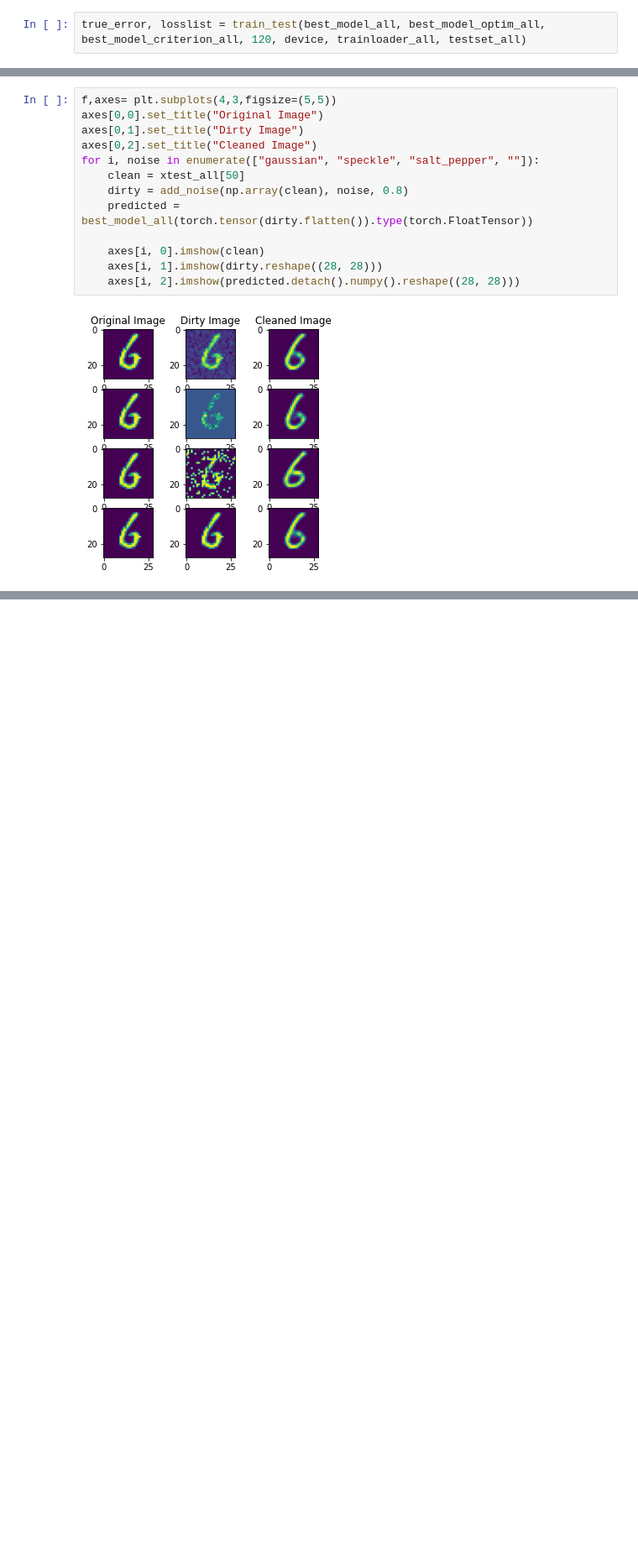
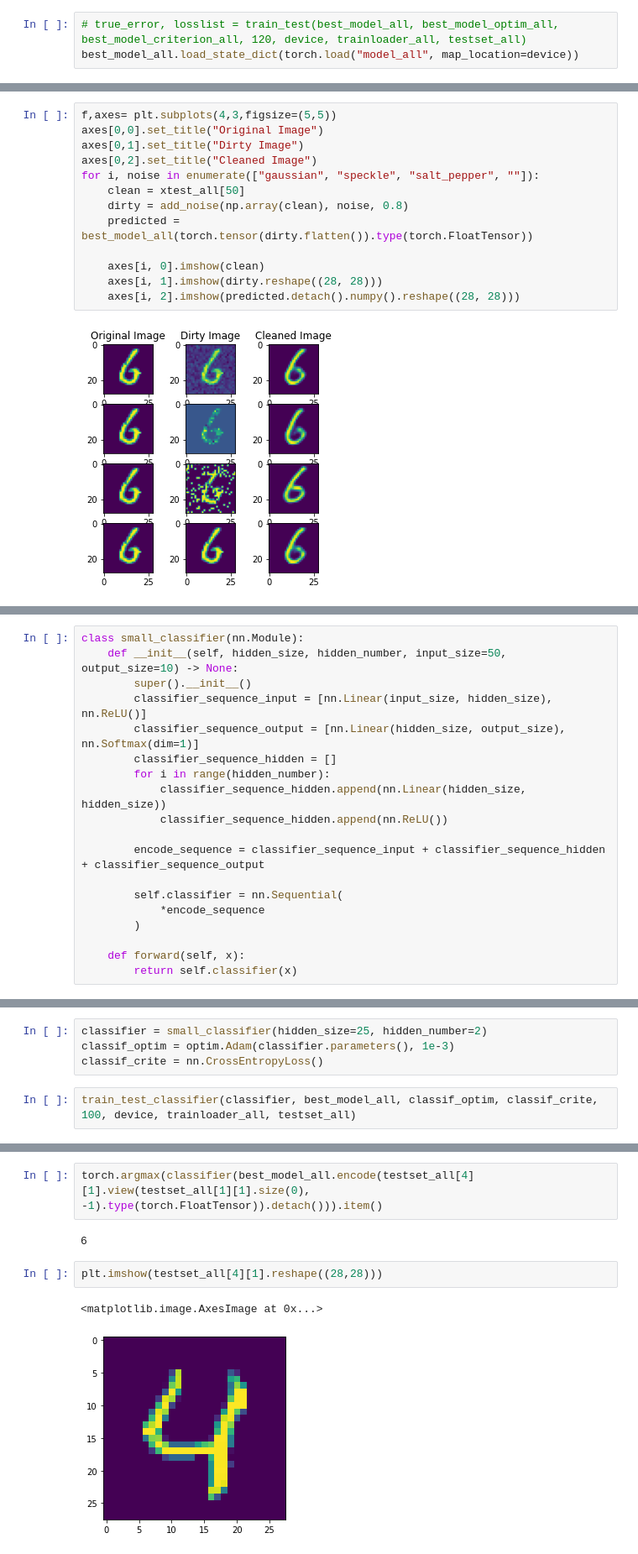
Before and after one commit to franzele21/autoencodeur_tp, a Jupyter notebook: DenoisingAutoencoder.ipynb, the cells around one changed output, grey strips where cells are left out. Shown: that part at 84% size. Drawn from its saved outputs; the diff is of its cells as text; blank space fills up the shorter version.

Commit message:
[FMU] NEW : added the classifier class

```diff
--- a/DenoisingAutoencoder.ipynb
+++ b/DenoisingAutoencoder.ipynb
@@ -702,4 +700,5 @@ best_model_all = denoising_model(**[results[j]["params"] for j in range(48) if r
 best_model_criterion_all = nn.MSELoss()
 best_model_optim_all = optim.Adam(best_model_all.parameters(), lr=4e-3)
 # %%
-true_error, losslist = train_test(best_model_all, best_model_optim_all, best_model_criterion_all, 120, device, trainloader_all, testset_all)
+# true_error, losslist = train_test(best_model_all, best_model_optim_all, best_model_criterion_all, 120, device, trainloader_all, testset_all)
+best_model_all.load_state_dict(torch.load("model_all", map_location=device))
@@ -751,0 +745,19 @@ OrderedDict([('encoder.0.weight',
+# %%
+class small_classifier(nn.Module):
+    def __init__(self, hidden_size, hidden_number, input_size=50, output_size=10) -> None:
+        super().__init__()
+        classifier_sequence_input = [nn.Linear(input_size, hidden_size), nn.ReLU()]
+        classifier_sequence_output = [nn.Linear(hidden_size, output_size), nn.Softmax(dim=1)]
+        classifier_sequence_hidden = []
+        for i in range(hidden_number):
+            classifier_sequence_hidden.append(nn.Linear(hidden_size, hidden_size))
+            classifier_sequence_hidden.append(nn.ReLU())
+
+        encode_sequence = classifier_sequence_input + classifier_sequence_hidden + classifier_sequence_output
+
+        self.classifier = nn.Sequential(
+            *encode_sequence
+        )
+
+    def forward(self, x):
+        return self.classifier(x)
@@ -751,0 +831,6 @@ OrderedDict([('encoder.0.weight',
+# %%
+classifier = small_classifier(hidden_size=25, hidden_number=2)
+classif_optim = optim.Adam(classifier.parameters(), 1e-3)
+classif_crite = nn.CrossEntropyLoss()
+# %%
+train_test_classifier(classifier, best_model_all, classif_optim, classif_crite, 100, device, trainloader_all, testset_all)
@@ -751,0 +855,9 @@ OrderedDict([('encoder.0.weight',
+# %%
+torch.argmax(classifier(best_model_all.encode(testset_all[4][1].view(testset_all[1][1].size(0), -1).type(torch.FloatTensor)).detach())).item()
+# %% [output]
+6
+# %%
+plt.imshow(testset_all[4][1].reshape((28,28)))
+# %% [output]
+<matplotlib.image.AxesImage at 0x...>
+[figure, added]
```
Also changed, not shown: parts of 8 cells of this notebook.
